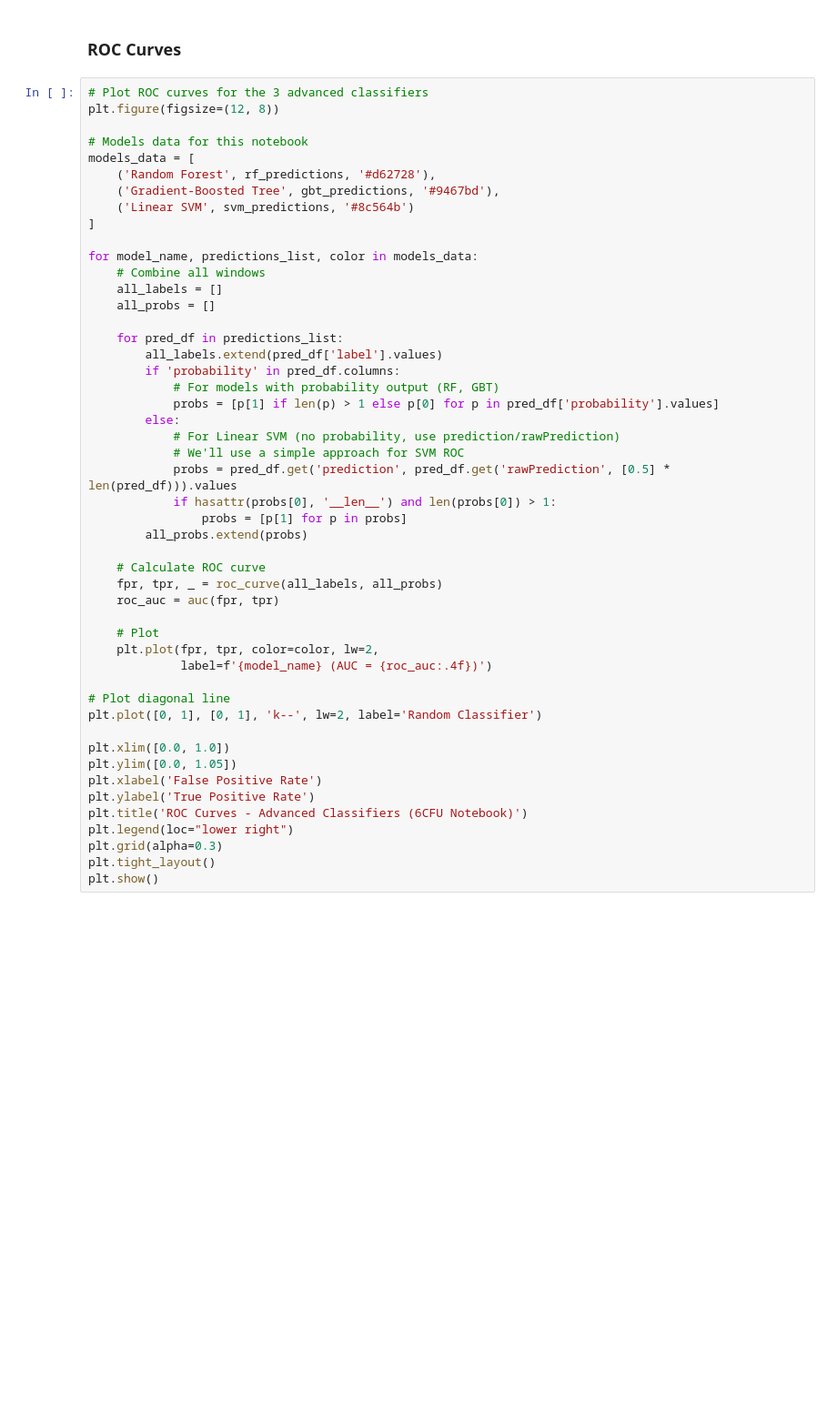
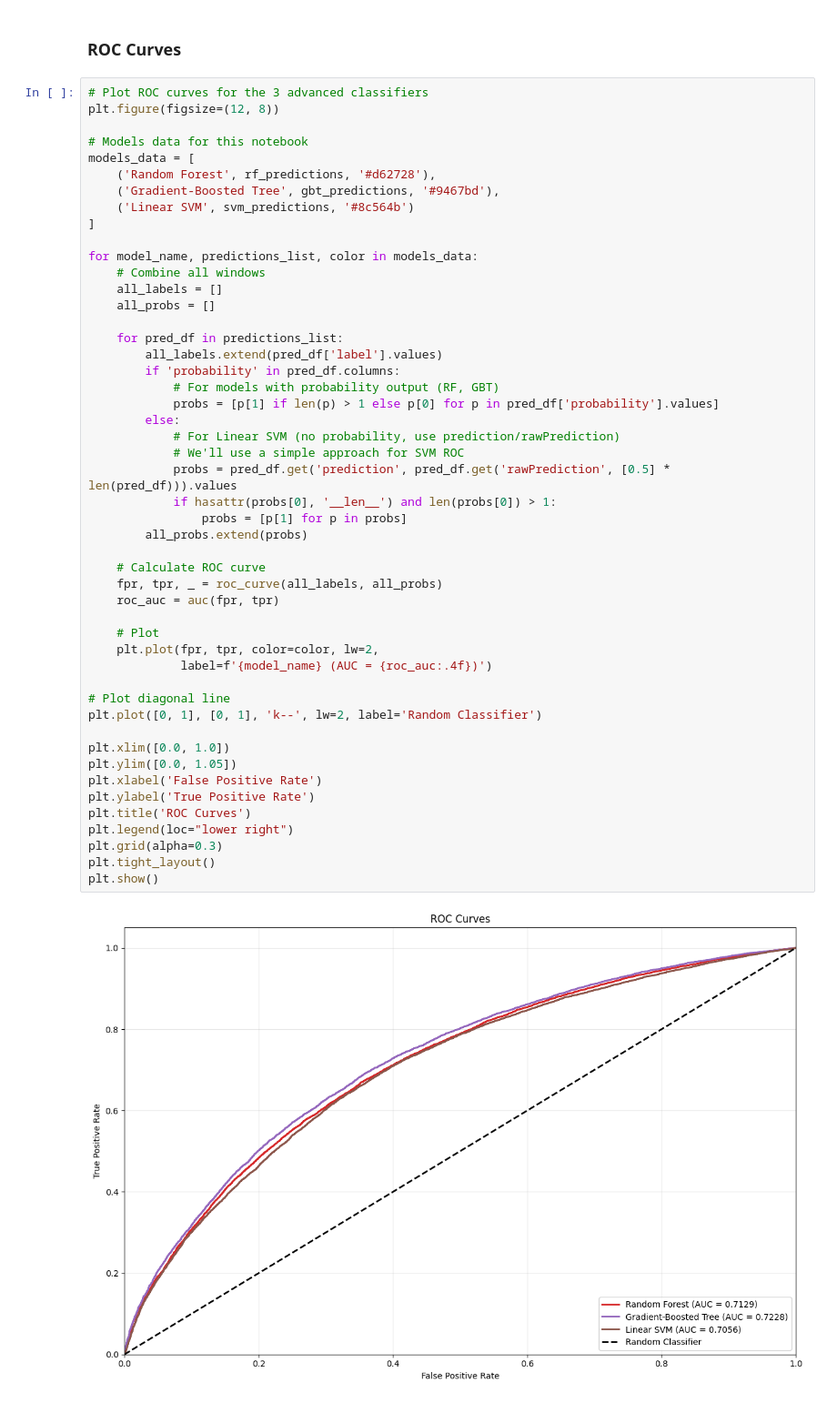
Before and after one commit to kazemihabib/Predicting-the-Popularity-of-Online-News, a Jupyter notebook: big_data_6cfu.ipynb, the cells around one changed output. Shown: that part at 91% size. Saved outputs shown, nothing was run; the diff lists cells and outputs as text; blank space fills up the shorter version.

```diff
--- a/big_data_6cfu.ipynb
+++ b/big_data_6cfu.ipynb
@@ -672,31 +812,33 @@ for model_name, predictions_list, color in models_data:
         if 'probability' in pred_df.columns:
             # For models with probability output (RF, GBT)
             probs = [p[1] if len(p) > 1 else p[0] for p in pred_df['probability'].values]
         else:
             # For Linear SVM (no probability, use prediction/rawPrediction)
             # We'll use a simple approach for SVM ROC
             probs = pred_df.get('prediction', pred_df.get('rawPrediction', [0.5] * len(pred_df))).values
             if hasattr(probs[0], '__len__') and len(probs[0]) > 1:
                 probs = [p[1] for p in probs]
         all_probs.extend(probs)
 
     # Calculate ROC curve
     fpr, tpr, _ = roc_curve(all_labels, all_probs)
     roc_auc = auc(fpr, tpr)
 
     # Plot
     plt.plot(fpr, tpr, color=color, lw=2,
              label=f'{model_name} (AUC = {roc_auc:.4f})')
 
 # Plot diagonal line
 plt.plot([0, 1], [0, 1], 'k--', lw=2, label='Random Classifier')
 
 plt.xlim([0.0, 1.0])
 plt.ylim([0.0, 1.05])
 plt.xlabel('False Positive Rate')
 plt.ylabel('True Positive Rate')
-plt.title('ROC Curves - Advanced Classifiers (6CFU Notebook)')
+plt.title('ROC Curves')
 plt.legend(loc="lower right")
 plt.grid(alpha=0.3)
 plt.tight_layout()
 plt.show()
+# %% [output]
+[figure, added]
```
Also changed, not shown: parts of 12 cells of this notebook.
